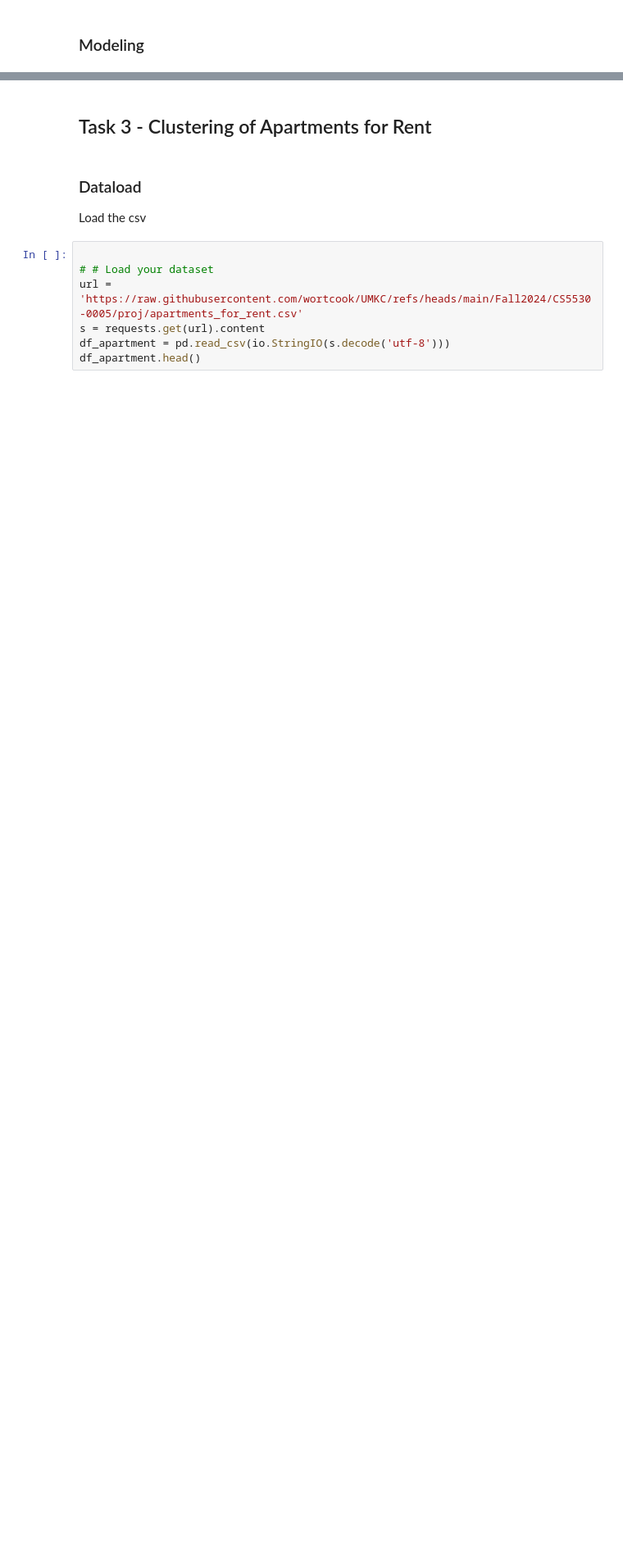
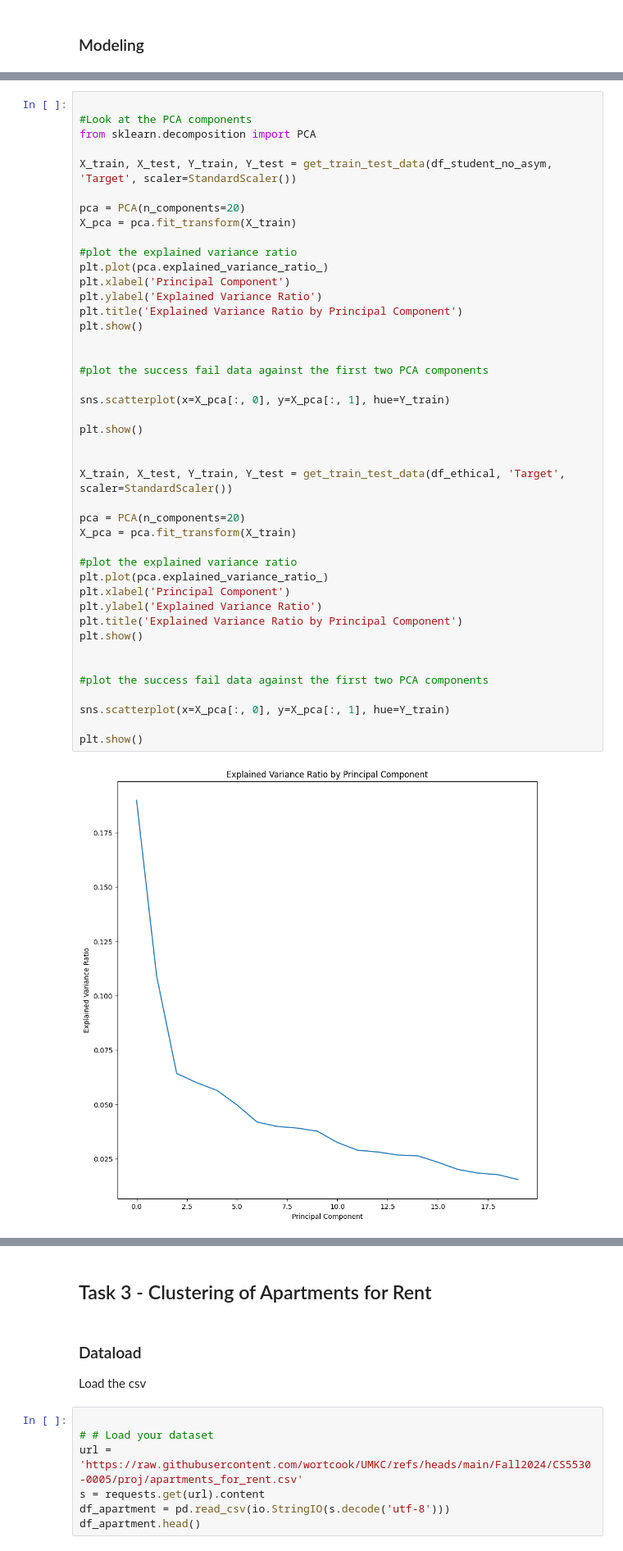
Before and after one commit to wortcook/UMKC, a Jupyter notebook: Fall2024/CS5530-0005/proj/notebook.ipynb, the cells around one changed output, grey strips where cells are left out. Shown at 82% size. Cells and saved outputs as stored; diff of their text form; blank space fills up the shorter version.

```diff
--- a/Fall2024/CS5530-0005/proj/notebook.ipynb
+++ b/Fall2024/CS5530-0005/proj/notebook.ipynb
@@ -892,0 +985,45 @@ weighted avg       0.91      0.90      0.90       233
+# %%
+
+#Look at the PCA components
+from sklearn.decomposition import PCA
+
+X_train, X_test, Y_train, Y_test = get_train_test_data(df_student_no_asym, 'Target', scaler=StandardScaler())
+
+pca = PCA(n_components=20)
+X_pca = pca.fit_transform(X_train)
+
+#plot the explained variance ratio
+plt.plot(pca.explained_variance_ratio_)
+plt.xlabel('Principal Component')
+plt.ylabel('Explained Variance Ratio')
+plt.title('Explained Variance Ratio by Principal Component')
+plt.show()
+
+
+#plot the success fail data against the first two PCA components
+
+sns.scatterplot(x=X_pca[:, 0], y=X_pca[:, 1], hue=Y_train)
+
+plt.show()
+
+
+X_train, X_test, Y_train, Y_test = get_train_test_data(df_ethical, 'Target', scaler=StandardScaler())
+
+pca = PCA(n_components=20)
+X_pca = pca.fit_transform(X_train)
+
+#plot the explained variance ratio
+plt.plot(pca.explained_variance_ratio_)
+plt.xlabel('Principal Component')
+plt.ylabel('Explained Variance Ratio')
+plt.title('Explained Variance Ratio by Principal Component')
+plt.show()
+
+
+#plot the success fail data against the first two PCA components
+
+sns.scatterplot(x=X_pca[:, 0], y=X_pca[:, 1], hue=Y_train)
+
+plt.show()
+# %% [output]
+[figure, added]
```
Also changed, not shown: parts of 34 cells of this notebook.
